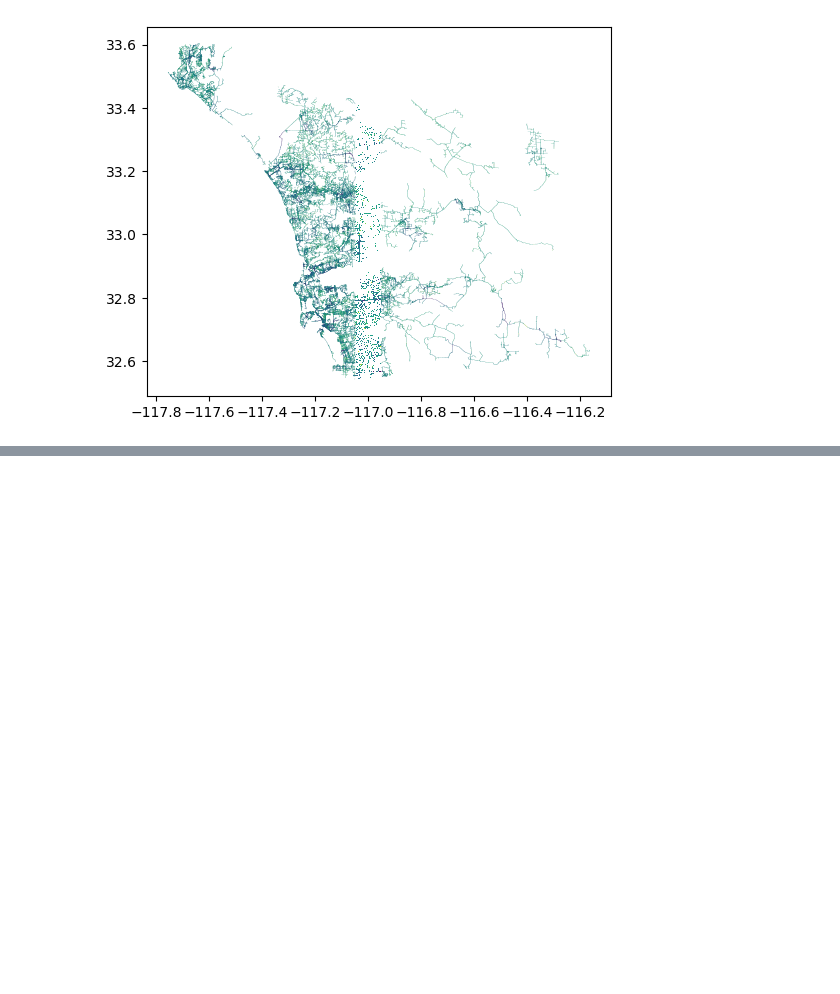
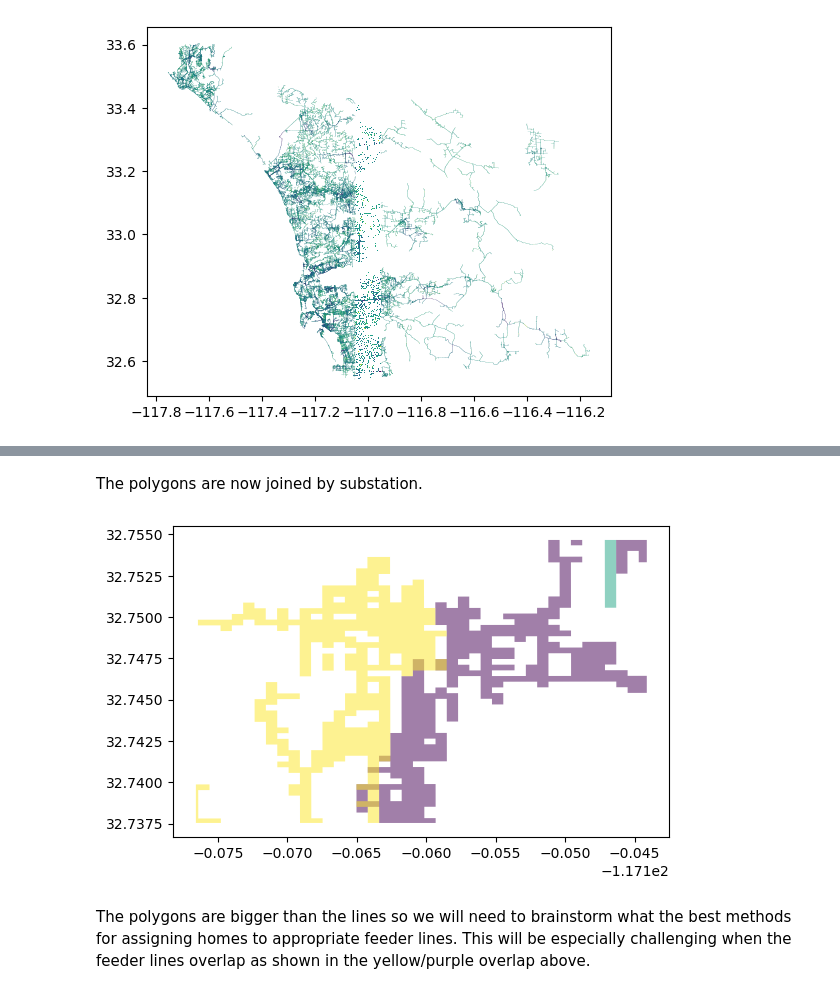
Before and after one commit to sofiiir/SDG-E, a Jupyter notebook: sdge_feeder_line.ipynb, the cells around one changed output, grey strips where cells are left out. Drawn from its saved outputs; the diff is of its cells as text; code cells hidden in the pictures; blank space fills up the shorter version.

```diff
--- a/sdge_feeder_line.ipynb
+++ b/sdge_feeder_line.ipynb
@@ -231,3 +231,7 @@ To riterate this analysis is relying on feeder line data. SDG&E holds feeder lin
 # %%
-.dissolve
+# use subid to join the lines
+sub_gen_capacity = sdge_generation_capacity.dissolve(by = 'SUBID')
+
+# check the geometry types of the outcome
+sub_gen_capacity.geom_type
 # %% [output]
@@ -234,0 +251,17 @@ NameError: name 'sd_load' is not defined
+# %% [markdown]
+The polygons are now joined by substation.
+# %%
+# use the San Diego bbox to make better view the outcome
+sd_sub_gen_capacity = gpd.clip(sub_gen_capacity, sd_bbox)
+
+# plot the subset of load gen differences
+fig, ax = plt.subplots()
+
+sd_sub_gen_capacity.plot(column = 'ICAWOF_UNILOAD',
+                         alpha = 0.5,
+                         ax=ax)
+plt.show()
+# %% [output]
+[figure, added]
+# %% [markdown]
+The polygons are bigger than the lines so we will need to brainstorm what the best methods for assigning homes to appropriate feeder lines. This will be especially challenging when the feeder lines overlap as shown in the yellow/purple overlap above.
```
Also changed, not shown: parts of 4 cells of this notebook.
